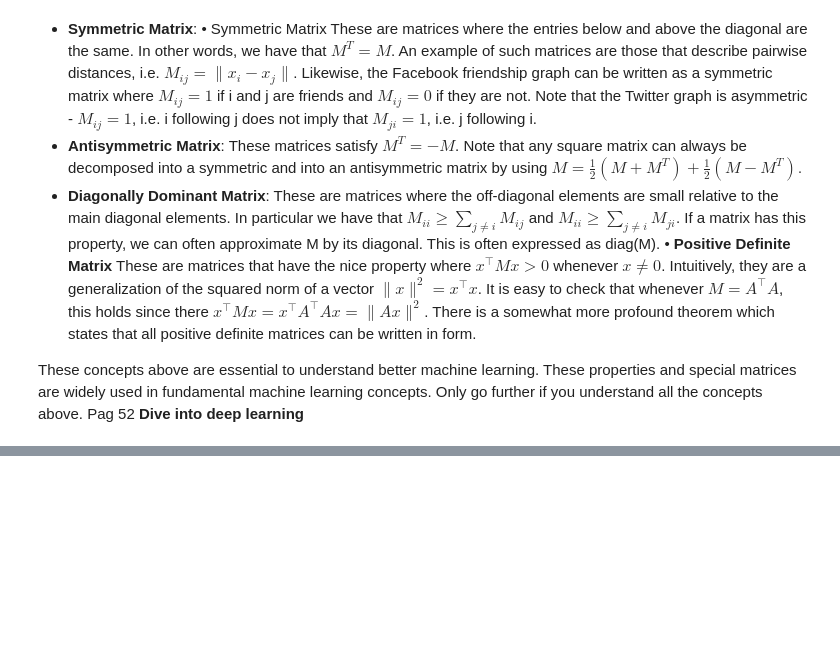
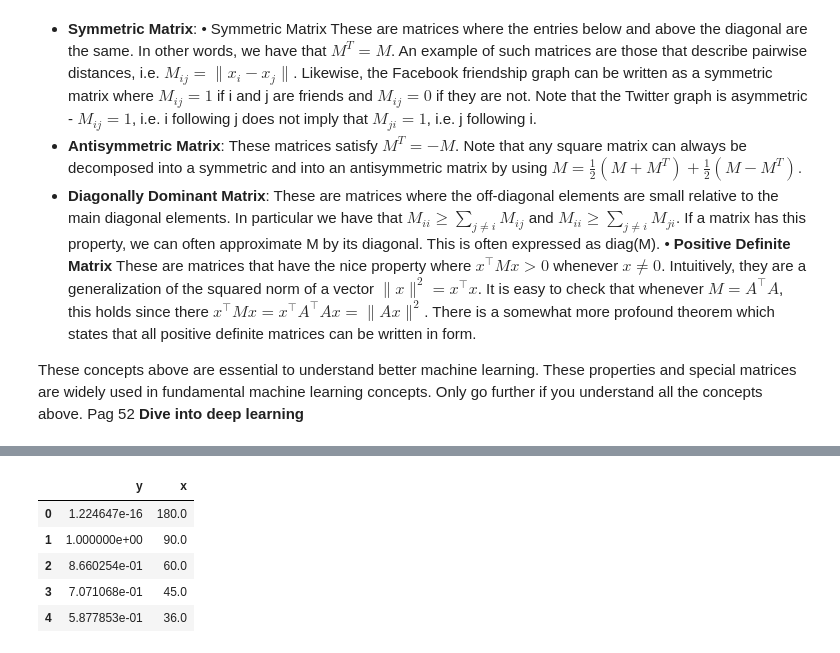
Before and after one commit to FelipeMarcelino/dive-into-deep-learning, a Jupyter notebook: chapter-4.ipynb, the cells around one changed output, grey strips where cells are left out. Cells and saved outputs as stored; diff of their text form; code cells hidden in the pictures; blank space fills up the shorter version.

```diff
--- a/chapter-4.ipynb
+++ b/chapter-4.ipynb
@@ -728,0 +997,9 @@ These concepts above are essential to understand better machine learning. These
+# %%
+data
+# %% [output]
+|  | y | x |
+| 0 | 1.224647e-16 | 180.0 |
+| 1 | 1.000000e+00 | 90.0 |
+| 2 | 8.660254e-01 | 60.0 |
+| 3 | 7.071068e-01 | 45.0 |
+| 4 | 5.877853e-01 | 36.0 |
```
Also changed, not shown: parts of 52 cells of this notebook.
